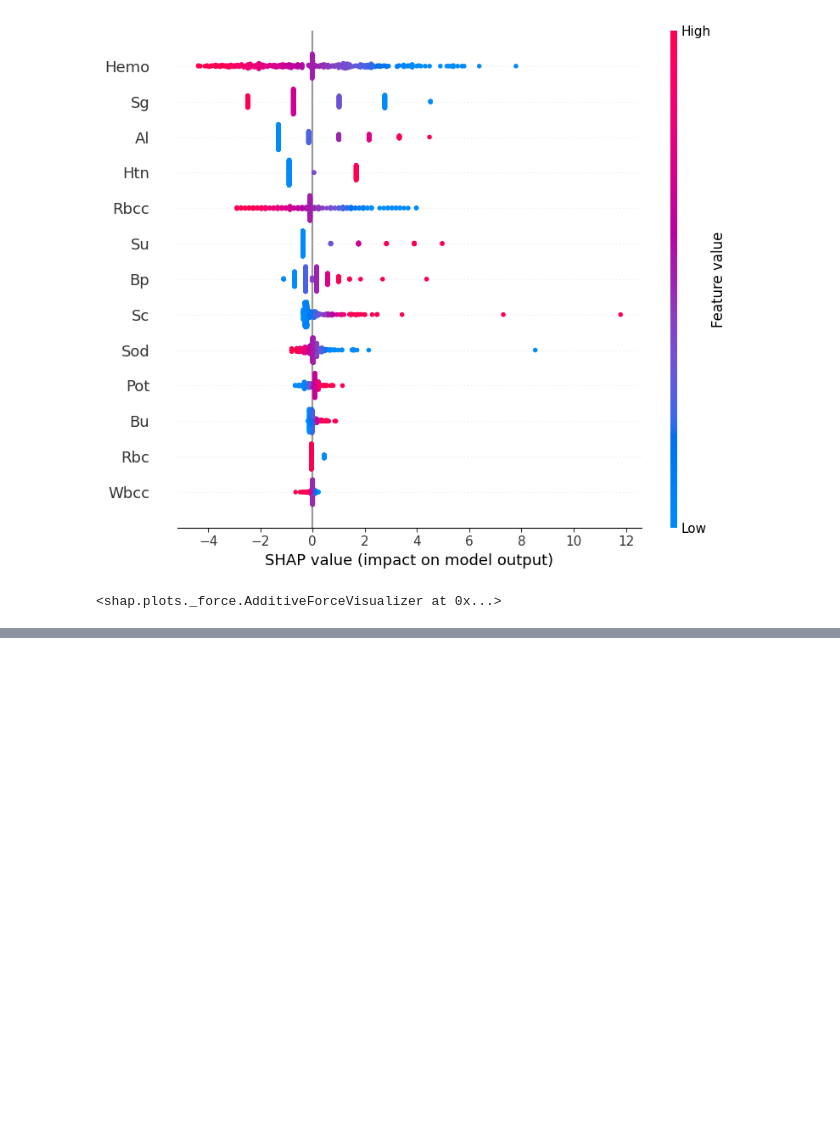
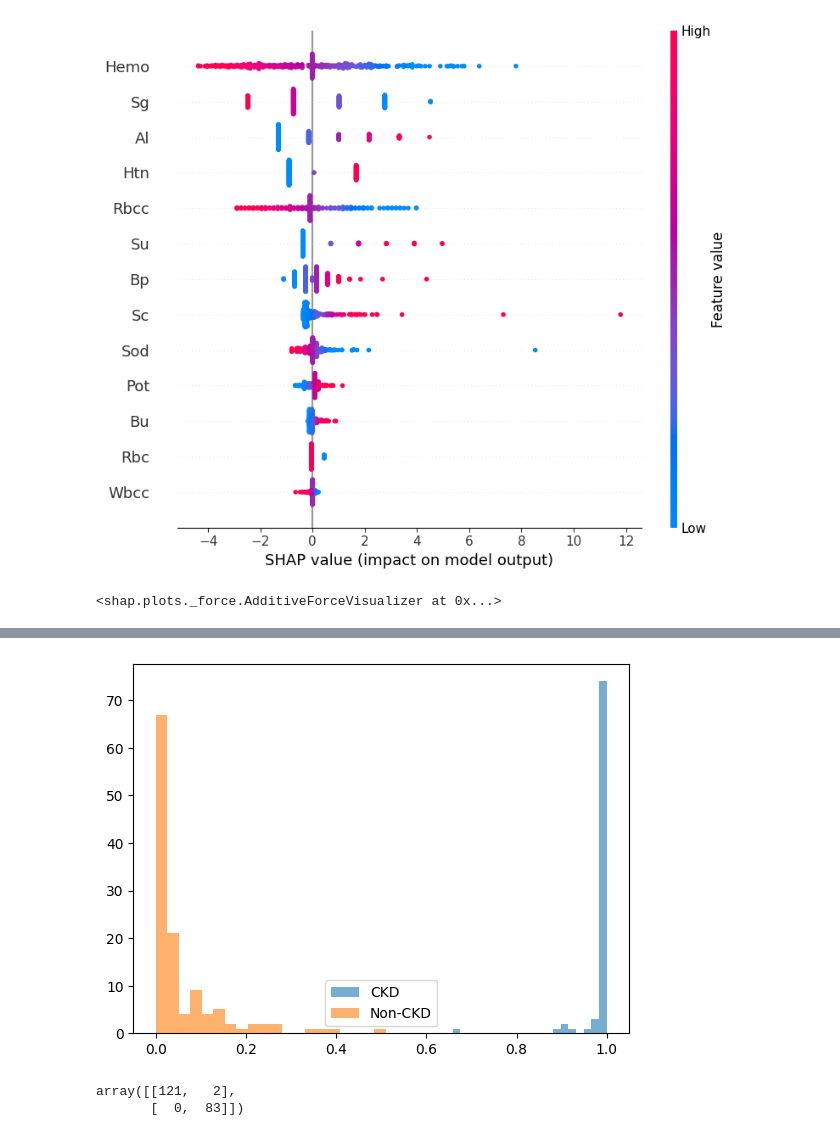
Before and after one commit to Nithin00614/Clinical-AI-Decision-Support, a Jupyter notebook: notebooks/all_in_one_backup.ipynb, the cells around one changed output, grey strips where cells are left out. Saved outputs shown, nothing was run; the diff lists cells and outputs as text; code cells hidden in the pictures; blank space fills up the shorter version.

Commit message:
Finalize CKD clinical decision support system with explainability, robustness, and external validation

```diff
--- a/notebooks/01_data_exploration.ipynb
+++ b/notebooks/all_in_one_backup.ipynb
@@ -251,0 +517,15 @@ shap.initjs()
+# %%
+from sklearn.model_selection import train_test_split
+
+X_train_num, X_test_num, y_train_num, y_test_num = train_test_split(
+    X_num,
+    y_num,
+    test_size=0.2,
+    stratify=y_num,
+    random_state=42
+)
+# %%
+from sklearn.linear_model import LogisticRegression
+
+numeric_model = LogisticRegression(max_iter=1000)
+numeric_model.fit(X_train_num, y_train_num)
@@ -251,0 +549,18 @@ shap.initjs()
+# %%
+# Build external numeric feature matrix
+X_ext = pd.DataFrame()
+
+for feat in numeric_features:
+    feat_lower = feat.lower()
+    if feat_lower in df_ext.columns:
+        X_ext[feat] = df_ext[feat_lower]
+
+y_ext = df_ext['Class']
+
+# Drop rows with missing values
+valid_idx = X_ext.dropna().index
+X_ext = X_ext.loc[valid_idx]
+y_ext = y_ext.loc[valid_idx]
+# %%
+y_ext_prob = numeric_model.predict_proba(X_ext)[:, 1]
+y_ext_pred = (y_ext_prob >= 0.4).astype(int)
@@ -251,0 +583,17 @@ shap.initjs()
+# %%
+X_ext.shape, y_ext.value_counts()
+import matplotlib.pyplot as plt
+
+plt.hist(y_ext_prob[y_ext==1], bins=20, alpha=0.6, label="CKD")
+plt.hist(y_ext_prob[y_ext==0], bins=20, alpha=0.6, label="Non-CKD")
+plt.legend()
+plt.show()
+# %% [output]
+[figure, added]
+# %%
+from sklearn.metrics import confusion_matrix
+
+confusion_matrix(y_ext, y_ext_pred)
+# %% [output]
+array([[121,   2],
+       [  0,  83]])
```
Also changed, not shown: parts of 33 cells of this notebook, 11 other files.
